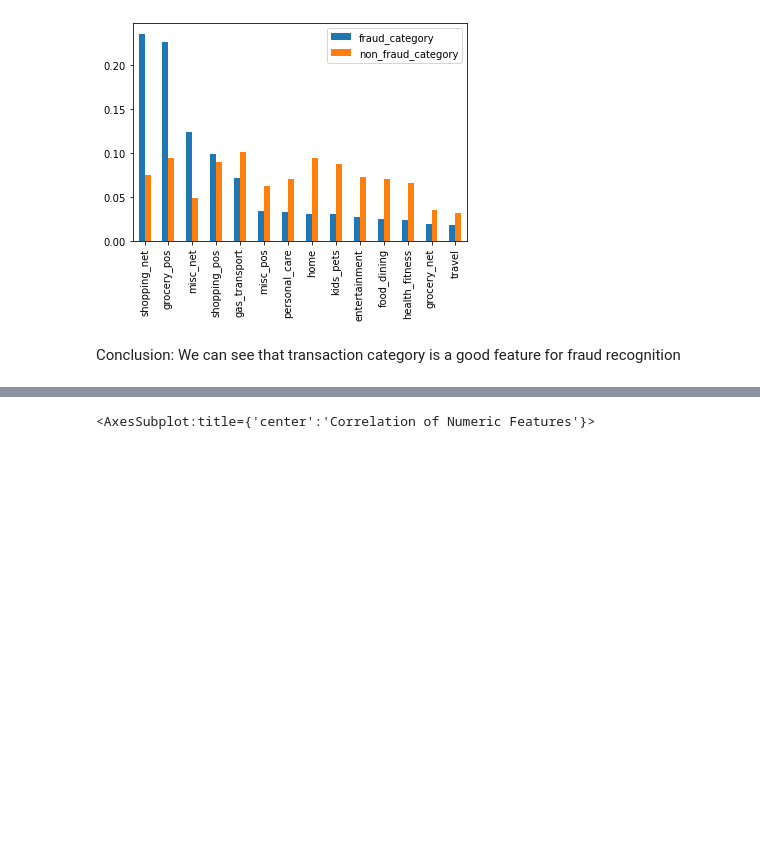
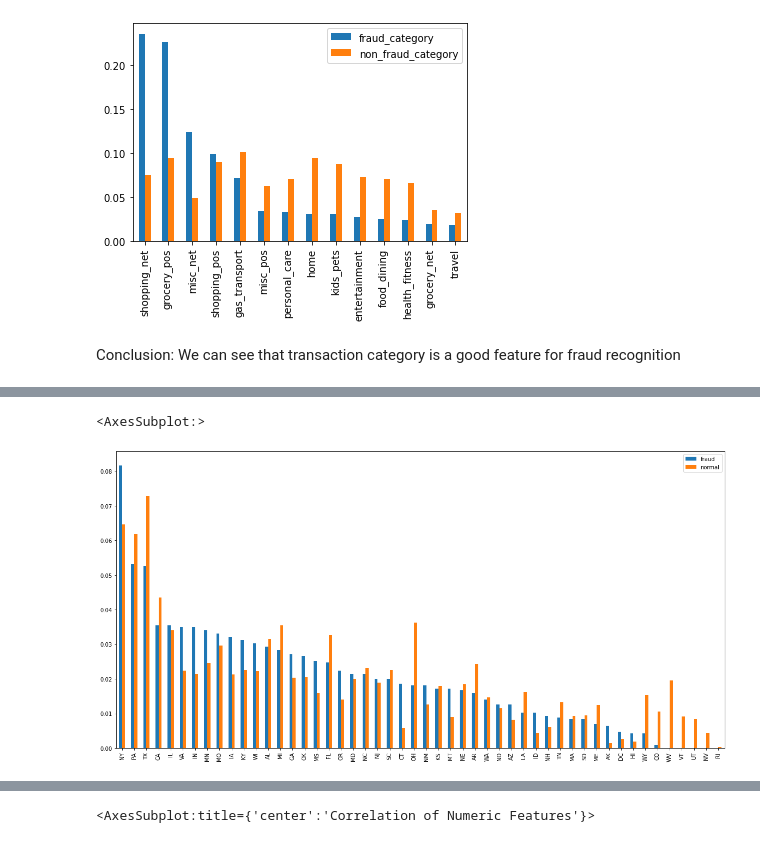
Before and after one commit to sashaaKr/master-of-science, a Jupyter notebook: semester_2/Advanced_Topics_in_Machine_Learning/assignment_2/Advanced Machine Learning - HW #2.ipynb, the cells around one changed output, grey strips where cells are left out. Saved outputs shown, nothing was run; the diff lists cells and outputs as text; code cells hidden in the pictures; blank space fills up the shorter version.

```diff
--- a/semester_2/Advanced_Topics_in_Machine_Learning/assignment_2/Advanced Machine Learning - HW #2.ipynb
+++ b/semester_2/Advanced_Topics_in_Machine_Learning/assignment_2/Advanced Machine Learning - HW #2.ipynb
@@ -409,0 +434,16 @@ category_df.plot(kind='bar')
+# %%
+##### state #####
+state_df = pd.concat(
+    [
+        fraud.state.value_counts()/len(fraud.index),
+        normal.state.value_counts()/len(normal.index),
+    ],
+    keys=["fraud", "normal"],
+    axis=1)
+# %%
+fig, axes = plt.subplots(1, 1, figsize=(20,10))
+
+state_df.plot(kind='bar',ax=axes)
+# %% [output]
+<AxesSubplot:>
+[figure, added]
```
Also changed, not shown: parts of 13 cells of this notebook.
